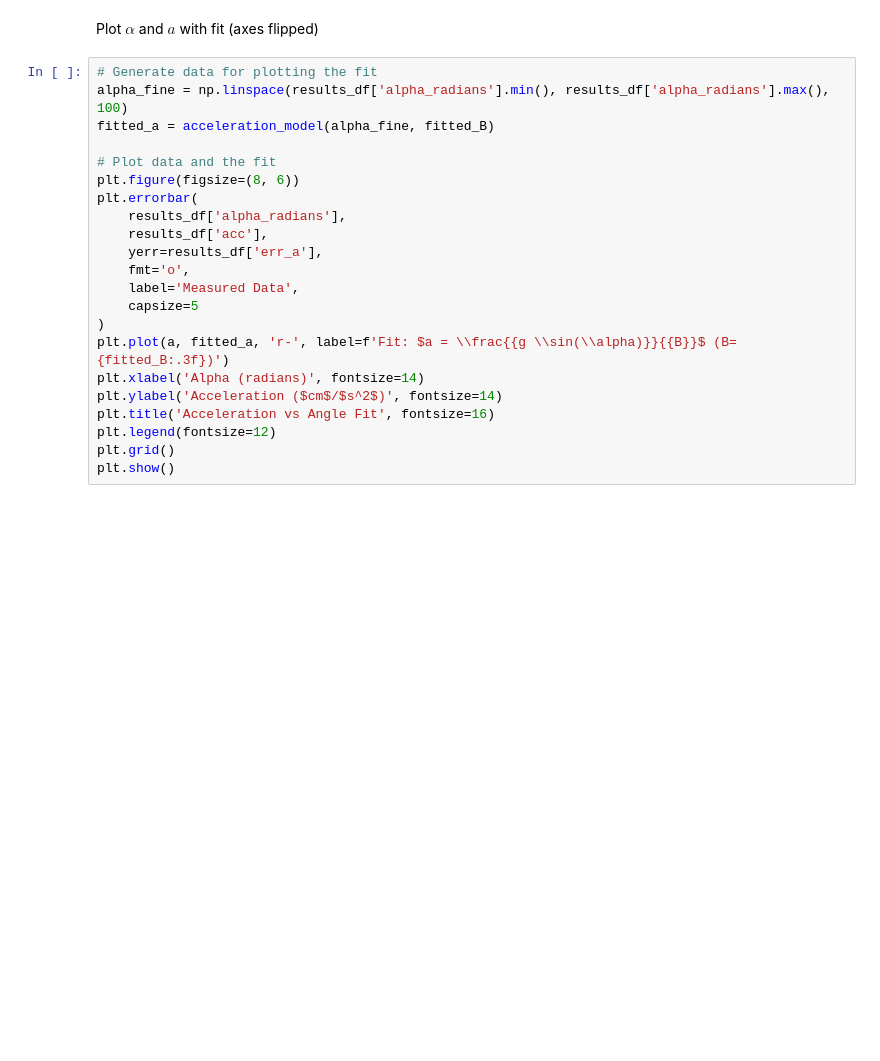
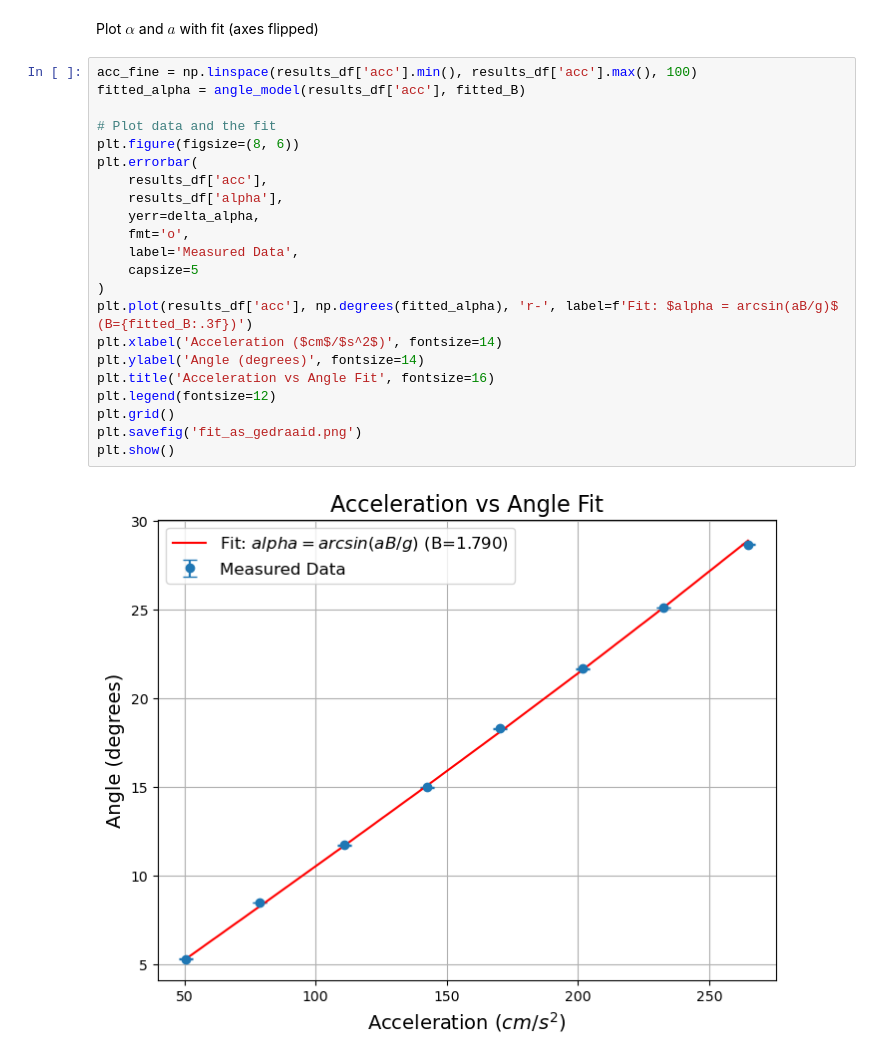
Before and after one commit to JamesPunter/NSP2, a Jupyter notebook: JN2_JamesPunter_15213404.ipynb, the cells around one changed output. Cells and saved outputs as stored; diff of their text form; blank space fills up the shorter version.

Commit message:
Werkende code assen gedraaid

```diff
--- a/JN2_JamesPunter_15213404.ipynb
+++ b/JN2_JamesPunter_15213404.ipynb
@@ -316,24 +315,26 @@ Fitted B: 102.86467655936652 ± None
 # %% [markdown]
 Plot $\alpha$ and $a$ with fit (axes flipped)
 # %%
-# Generate data for plotting the fit
-alpha_fine = np.linspace(results_df['alpha_radians'].min(), results_df['alpha_radians'].max(), 100)
-fitted_a = acceleration_model(alpha_fine, fitted_B)
+acc_fine = np.linspace(results_df['acc'].min(), results_df['acc'].max(), 100)
+fitted_alpha = angle_model(results_df['acc'], fitted_B)
 
 # Plot data and the fit
 plt.figure(figsize=(8, 6))
 plt.errorbar(
-    results_df['alpha_radians'],
     results_df['acc'],
-    yerr=results_df['err_a'],
+    results_df['alpha'],
+    yerr=delta_alpha,
     fmt='o',
     label='Measured Data',
     capsize=5
 )
-plt.plot(a, fitted_a, 'r-', label=f'Fit: $a = \\frac{{g \\sin(\\alpha)}}{{B}}$ (B={fitted_B:.3f})')
-plt.xlabel('Alpha (radians)', fontsize=14)
-plt.ylabel('Acceleration ($cm$/$s^2$)', fontsize=14)
+plt.plot(results_df['acc'], np.degrees(fitted_alpha), 'r-', label=f'Fit: $alpha = arcsin(aB/g)$ (B={fitted_B:.3f})')
+plt.xlabel('Acceleration ($cm$/$s^2$)', fontsize=14)
+plt.ylabel('Angle (degrees)', fontsize=14)
 plt.title('Acceleration vs Angle Fit', fontsize=16)
 plt.legend(fontsize=12)
 plt.grid()
+plt.savefig('fit_as_gedraaid.png')
 plt.show()
+# %% [output]
+[figure, added]
```
Also changed, not shown: parts of 3 cells of this notebook, 3 other files.
